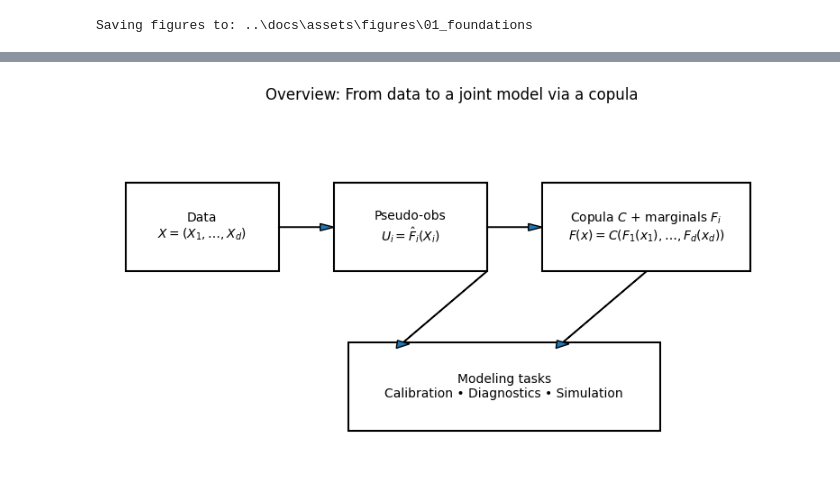
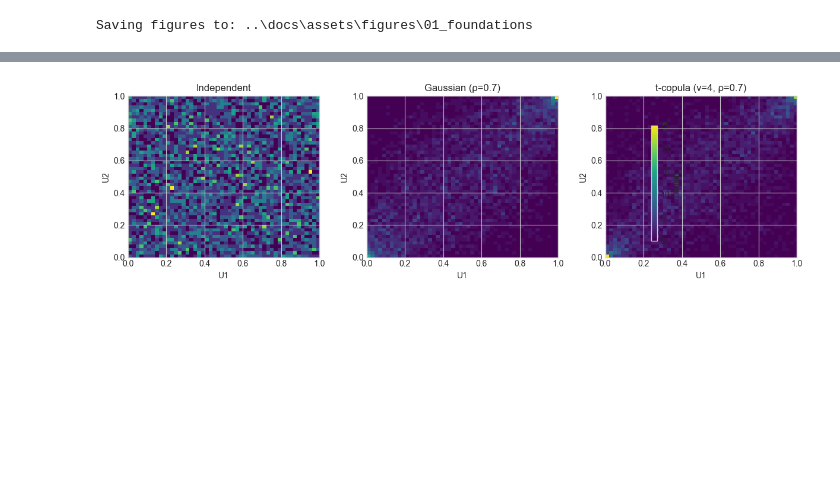
Before and after one commit to Limman-qaidev/copula-lab, a Jupyter notebook: notebooks/01_foundations_figures.ipynb, the cells around one changed output, grey strips where cells are left out. Cells and saved outputs as stored; diff of their text form; code cells hidden in the pictures; blank space fills up the shorter version.

```diff
--- a/notebooks/01_foundations_figures.ipynb
+++ b/notebooks/01_foundations_figures.ipynb
@@ -19,28 +94,23 @@ The diagram shows the conceptual flow implied by Sklar's theorem.
-# %%
-from matplotlib.patches import Rectangle, FancyArrow
-fig, ax = plt.subplots(figsize=(8,4.5))
-ax.axis("off")
-
-def box(x,y,w,h,txt):
-    ax.add_patch(Rectangle((x,y),w,h, fill=False, linewidth=1.5))
-    ax.text(x+w/2, y+h/2, txt, ha="center", va="center")
-
-# Boxes
-box(0.03, 0.55, 0.22, 0.25, "Data\n$X=(X_1,\\ldots,X_d)$")
-box(0.33, 0.55, 0.22, 0.25, "Pseudo-obs\n$U_i=\\hat F_i(X_i)$")
-box(0.63, 0.55, 0.3, 0.25, "Copula $C$ + marginals $F_i$\n$F(x)=C(F_1(x_1),\\ldots,F_d(x_d))$")
-box(0.35, 0.10, 0.45, 0.25, "Modeling tasks\nCalibration • Diagnostics • Simulation")
-
-# Arrows
-ax.add_patch(FancyArrow(0.25,0.675,0.06,0, width=0.001, head_width=0.02, head_length=0.02))
-ax.add_patch(FancyArrow(0.55,0.675,0.06,0, width=0.001, head_width=0.02, head_length=0.02))
-ax.add_patch(FancyArrow(0.55,0.55,-0.12,-0.2, width=0.001, head_width=0.02, head_length=0.02))
-ax.add_patch(FancyArrow(0.78,0.55,-0.12,-0.2, width=0.001, head_width=0.02, head_length=0.02))
-
-plt.title("Overview: From data to a joint model via a copula", pad=10)
-plt.tight_layout()
-out = OUTPUT_DIR / "overview_pipeline.svg"
-plt.savefig(out, dpi=200)
-plt.show()
-# %% [output]
-[figure, removed]
+# %%
+def heat_density(u, bins=60):
+    H, _, _ = np.histogram2d(u[:, 0], u[:, 1], bins=bins, range=[[0, 1], [0, 1]], density=True)
+    return H.T
+
+datasets = [("Independent", u_ind), ("Gaussian (ρ=0.7)", u_gauss), ("t-copula (ν=4, ρ=0.7)", u_t)]
+
+fig, axes = plt.subplots(1, 3, figsize=(12, 3.6))
+last_im = None
+for ax, (name, u) in zip(axes, datasets):
+    H = heat_density(u, bins=50)
+    im = ax.imshow(H, origin="lower", extent=[0, 1, 0, 1], aspect="auto", cmap="viridis")
+    ax.set_title(name)
+    ax.set_xlabel("U1"); ax.set_ylabel("U2")
+    last_im = im
+
+fig.colorbar(last_im, ax=axes.ravel().tolist(), shrink=0.7, label="Density")
+plt.tight_layout()
+plt.savefig(out / "u_space_heatmaps.png", dpi=200)
+plt.savefig(out / "u_space_heatmaps.svg")
+plt.show()
+# %% [output]
+[figure, added]
```
Also changed, not shown: parts of 32 cells of this notebook, 57 other files.
